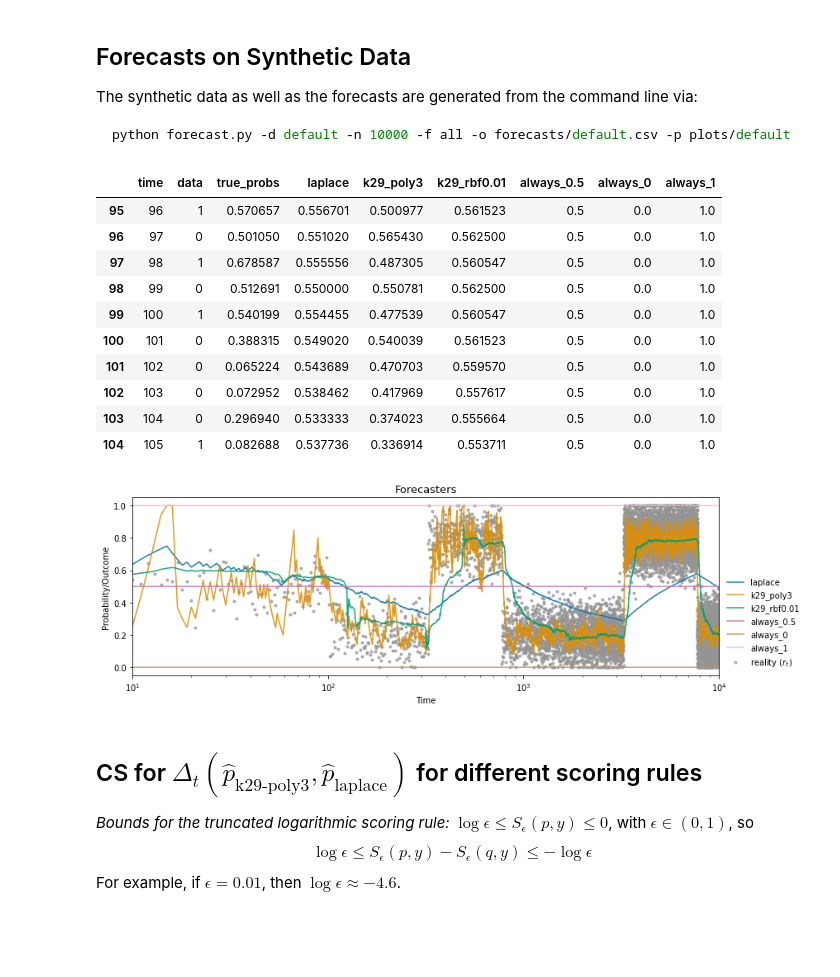
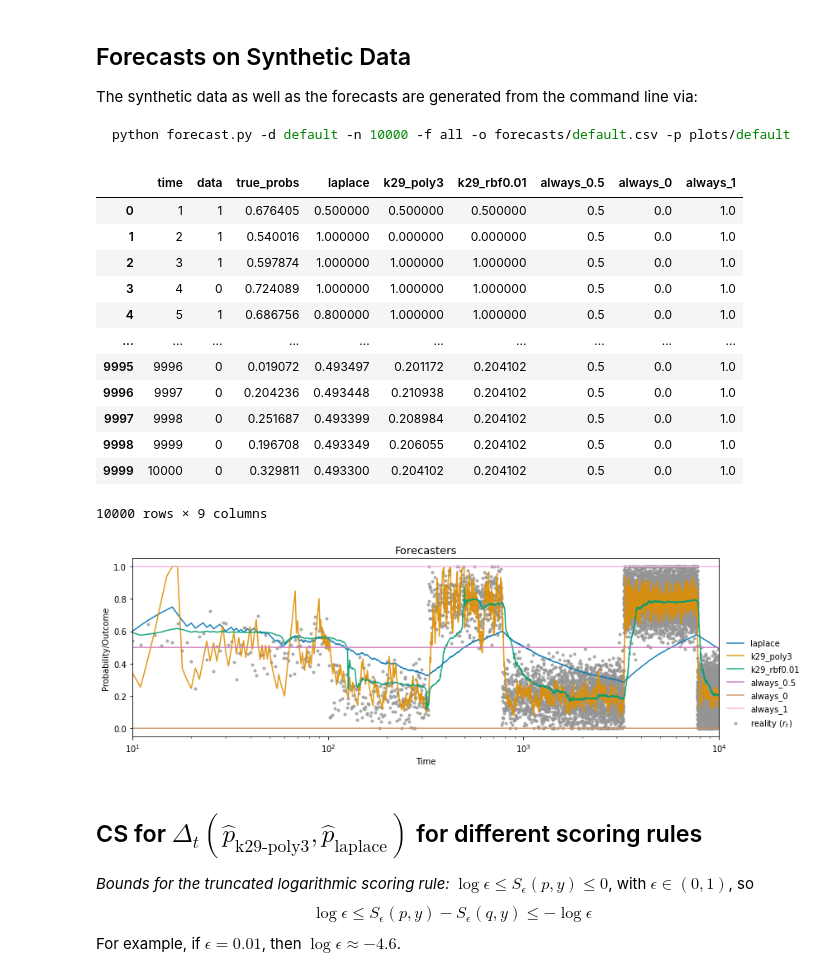
Before and after one commit to yjchoe/ComparingForecasters, a Jupyter notebook: nb_comparecast_scoringrules.ipynb, the cells around one changed output. Saved outputs shown, nothing was run; the diff lists cells and outputs as text; code cells hidden in the pictures; blank space fills up the shorter version.

```diff
--- a/nb_comparecast_scoringrules.ipynb
+++ b/nb_comparecast_scoringrules.ipynb
@@ -31,26 +31,28 @@ python forecast.py -d default -n 10000 -f all -o forecasts/default.csv -p plots/
 # %%
 data_name = "default"
 data_file = f"forecasts/{data_name}.csv"
 plots_dir = f"plots/{data_name}"
 
-data = cc.get_data(data_file)
-data[95:105]  # changepoint
+data = cc.data_utils.synthetic.get_data(data_file)
+data
 # %% [output]
 |  | time | data | true_probs | laplace | k29_poly3 | k29_rbf0.01 | always_0.5 | always_0 | always_1 |
-| 95 | 96 | 1 | 0.570657 | 0.556701 | 0.500977 | 0.561523 | 0.5 | 0.0 | 1.0 |
-| 96 | 97 | 0 | 0.501050 | 0.551020 | 0.565430 | 0.562500 | 0.5 | 0.0 | 1.0 |
-| 97 | 98 | 1 | 0.678587 | 0.555556 | 0.487305 | 0.560547 | 0.5 | 0.0 | 1.0 |
-| 98 | 99 | 0 | 0.512691 | 0.550000 | 0.550781 | 0.562500 | 0.5 | 0.0 | 1.0 |
-| 99 | 100 | 1 | 0.540199 | 0.554455 | 0.477539 | 0.560547 | 0.5 | 0.0 | 1.0 |
-| 100 | 101 | 0 | 0.388315 | 0.549020 | 0.540039 | 0.561523 | 0.5 | 0.0 | 1.0 |
-| 101 | 102 | 0 | 0.065224 | 0.543689 | 0.470703 | 0.559570 | 0.5 | 0.0 | 1.0 |
-| 102 | 103 | 0 | 0.072952 | 0.538462 | 0.417969 | 0.557617 | 0.5 | 0.0 | 1.0 |
-| 103 | 104 | 0 | 0.296940 | 0.533333 | 0.374023 | 0.555664 | 0.5 | 0.0 | 1.0 |
-| 104 | 105 | 1 | 0.082688 | 0.537736 | 0.336914 | 0.553711 | 0.5 | 0.0 | 1.0 |
+| 0 | 1 | 1 | 0.676405 | 0.500000 | 0.500000 | 0.500000 | 0.5 | 0.0 | 1.0 |
+| 1 | 2 | 1 | 0.540016 | 1.000000 | 0.000000 | 0.000000 | 0.5 | 0.0 | 1.0 |
+| 2 | 3 | 1 | 0.597874 | 1.000000 | 1.000000 | 1.000000 | 0.5 | 0.0 | 1.0 |
+| 3 | 4 | 0 | 0.724089 | 1.000000 | 1.000000 | 1.000000 | 0.5 | 0.0 | 1.0 |
+| 4 | 5 | 1 | 0.686756 | 0.800000 | 1.000000 | 1.000000 | 0.5 | 0.0 | 1.0 |
+| ... | ... | ... | ... | ... | ... | ... | ... | ... | ... |
+| 9995 | 9996 | 0 | 0.019072 | 0.493497 | 0.201172 | 0.204102 | 0.5 | 0.0 | 1.0 |
+| 9996 | 9997 | 0 | 0.204236 | 0.493448 | 0.210938 | 0.204102 | 0.5 | 0.0 | 1.0 |
+| 9997 | 9998 | 0 | 0.251687 | 0.493399 | 0.208984 | 0.204102 | 0.5 | 0.0 | 1.0 |
+| 9998 | 9999 | 0 | 0.196708 | 0.493349 | 0.206055 | 0.204102 | 0.5 | 0.0 | 1.0 |
+| 9999 | 10000 | 0 | 0.329811 | 0.493300 | 0.204102 | 0.204102 | 0.5 | 0.0 | 1.0 |
+10000 rows × 9 columns
 # %%
 cc.plot_forecasts(data, ["all"], plots_dir, use_logx=use_logx)
 # %% [output]
-[figure, old version]
+[figure, new version]
 # %% [markdown]
 ## CS for $\Delta_t(\hat{p}_\text{k29-poly3}, \hat{p}_\text{laplace})$ for different scoring rules
 
```
Also changed, not shown: parts of 2 cells of this notebook, 26 other files.
